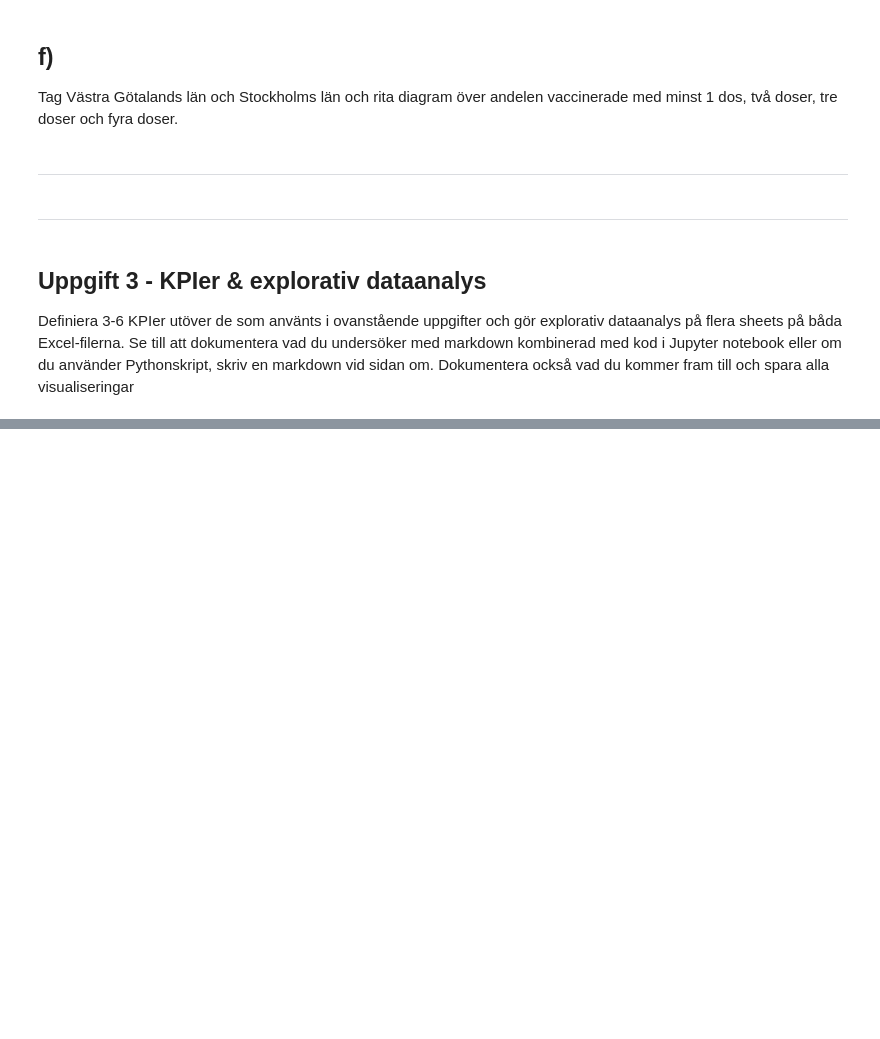
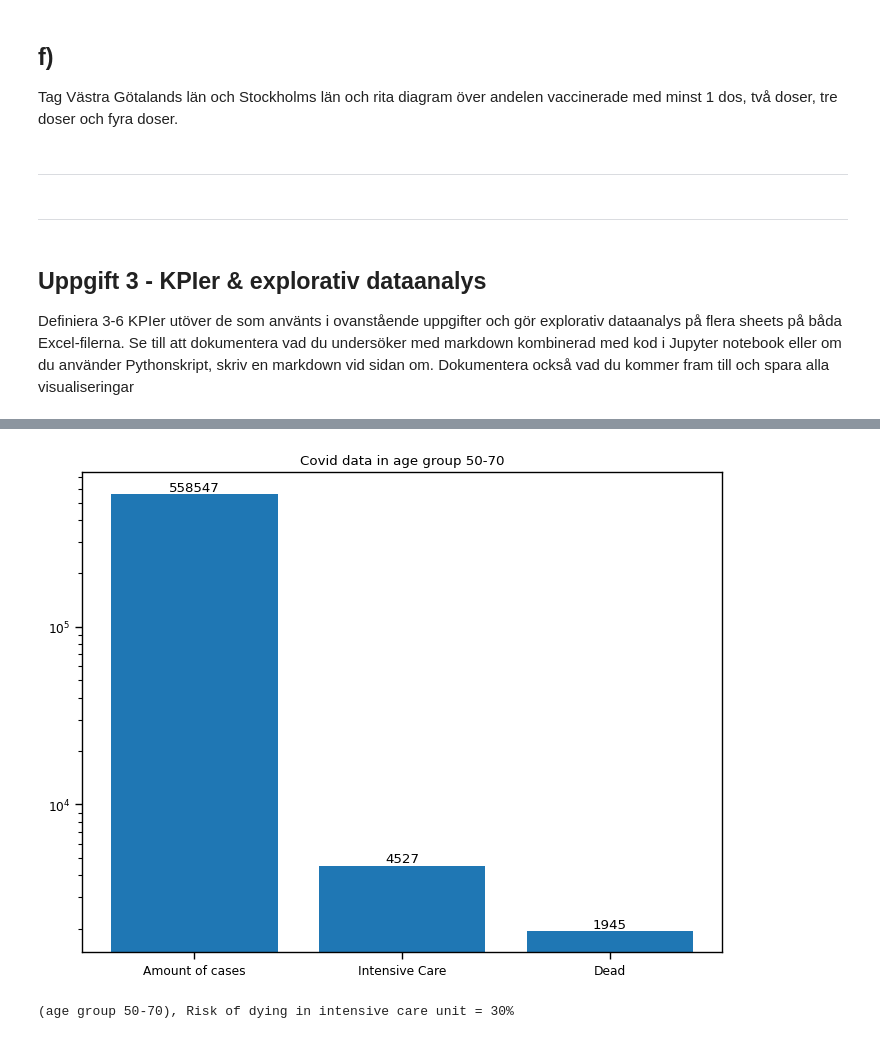
Before and after one commit to MxLied/Databehandling-Max-Liedman, a Jupyter notebook: Labb/Labb1.ipynb, the cells around one changed output, grey strips where cells are left out. Drawn from its saved outputs; the diff is of its cells as text; code cells hidden in the pictures; blank space fills up the shorter version.

```diff
--- a/Labb/Labb1.ipynb
+++ b/Labb/Labb1.ipynb
@@ -592,0 +588,28 @@ print(sum_intesive,sum_dead)
+# %%
+age_condition                 = ['Ålder_50_59', 'Ålder_60_69'] ## keyword for search 50+
+df_middle_age                 = df_intensive_care[df_intensive_care['Åldersgrupp'].isin(age_condition)]
+
+early_senior_death            = df_middle_age["Totalt_antal_avlidna"].sum()
+early_senior_intensive_care   = df_middle_age["Totalt_antal_intensivvårdade"].sum()
+
+early_senior_risk             = round((early_senior_death)/(early_senior_death+early_senior_intensive_care)*100)
+
+
+
+### PLOT
+fig = plt.figure()
+ax = fig.add_axes([0,0,1,1])
+bar_lables = ['Amount of cases', 'Intensive Care', 'Dead']
+data = [df_middle_age["Totalt_antal_fall"].sum(), early_senior_intensive_care,  early_senior_death]
+ax.set_yscale('log')
+barplot = ax.bar(bar_lables,data)
+plt.bar_label(barplot, [])
+plt.title("Covid data in age group 50-70")
+plt.show()
+
+
+
+print(f"(age group 50-70), Risk of dying in intensive care unit = {early_senior_risk}%")
+# %% [output]
+[figure, added]
+(age group 50-70), Risk of dying in intensive care unit = 30%
```
Also changed, not shown: parts of 18 cells of this notebook.
